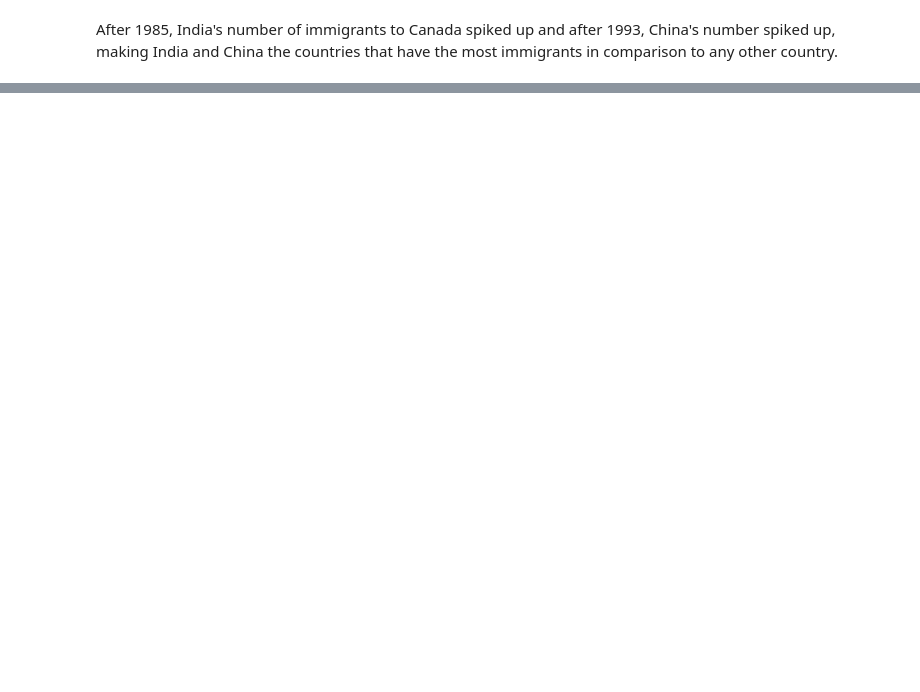
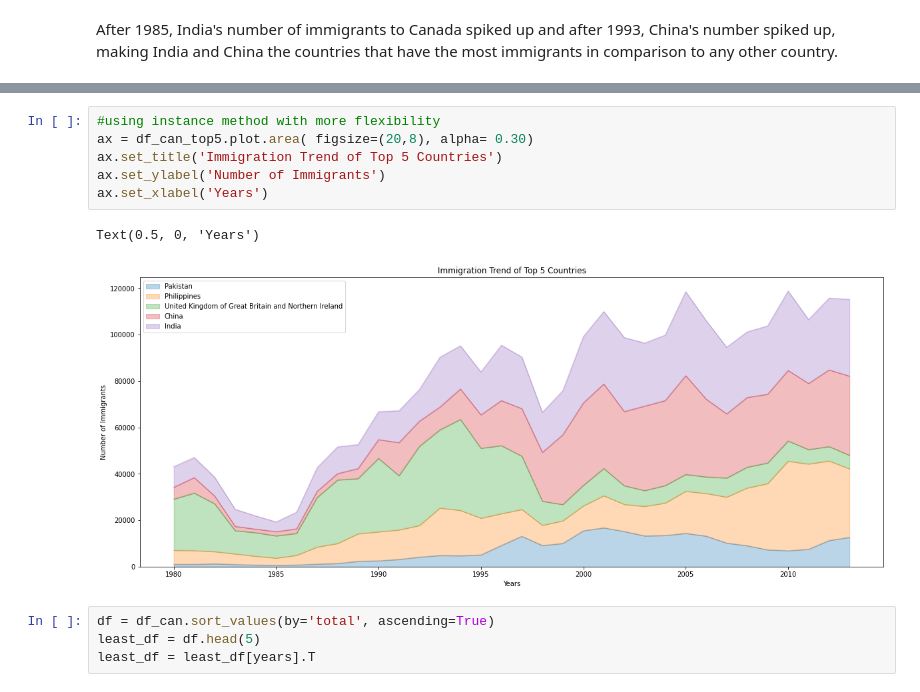
Before and after one commit to sivm205/Canada-Immigrants, a Jupyter notebook: visual_tut.ipynb, the cells around one changed output, grey strips where cells are left out. Saved outputs shown, nothing was run; the diff lists cells and outputs as text; blank space fills up the shorter version.

```diff
--- a/visual_tut.ipynb
+++ b/visual_tut.ipynb
@@ -411,0 +528,13 @@ After 1985, India's number of immigrants to Canada spiked up and after 1993, Chi
+# %%
+#using instance method with more flexibility
+ax = df_can_top5.plot.area( figsize=(20,8), alpha= 0.30)
+ax.set_title('Immigration Trend of Top 5 Countries')
+ax.set_ylabel('Number of Immigrants')
+ax.set_xlabel('Years')
+# %% [output]
+Text(0.5, 0, 'Years')
+[figure, added]
+# %%
+df = df_can.sort_values(by='total', ascending=True)
+least_df = df.head(5)
+least_df = least_df[years].T
```
Also changed, not shown: parts of 19 cells of this notebook.
